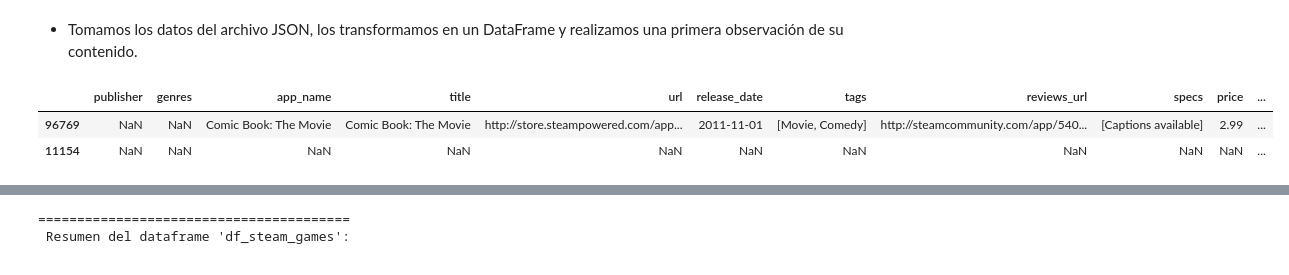
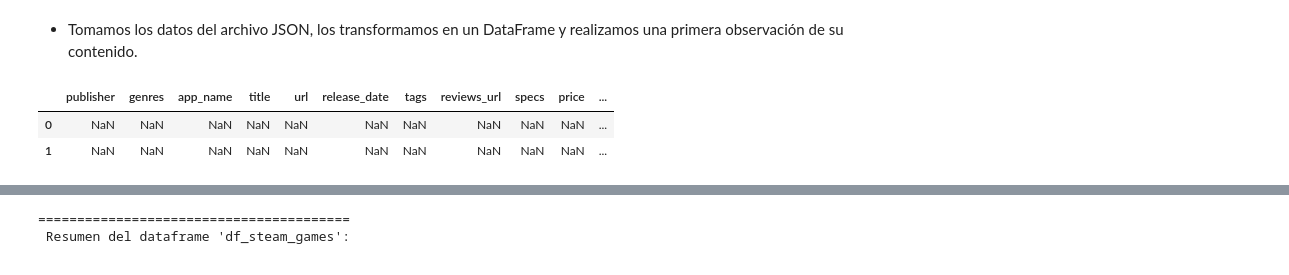
Before and after one commit to bautiarmanicode/MLOps-SteamGames, a Jupyter notebook: 1_JupyterNotebooks/1.1_ETL_steam_games.ipynb, the cells around one changed output, grey strips where cells are left out. Drawn from its saved outputs; the diff is of its cells as text; code cells hidden in the pictures.

```diff
--- a/1_JupyterNotebooks/1.1_ETL_steam_games.ipynb
+++ b/1_JupyterNotebooks/1.1_ETL_steam_games.ipynb
@@ -90,23 +83,23 @@ Archivo descomprimido: ../0 Dataset/steam_games.json
 # %%
 #Creamos una lista vacía llamada "rows" donde almacenaremos los datos del archivo JSON.
 
 row = []
 with open("../0 Dataset/steam_games.json", "r", encoding="utf-8") as archivo:
     for linea in archivo:
         try:
             objeto_json = json.loads(linea)
             row.append(objeto_json)
         except json.JSONDecodeError:
             print(f"Error de formato JSON en la línea: {linea}")
 
 #Convertir la lista de objetos JSON en un DataFrame
 df_steam_games = pd.DataFrame(row)
 #Hacemos una copia del dataset sucio para explorarlo en el EDA
 df_steam_games_sucio = pd.DataFrame(row)
 # Veamos unos registros al azar
-df_steam_games.sample(2)
+df_steam_games.head(2)
 # %% [output]
 |  | publisher | genres | app_name | title | url | release_date | tags | reviews_url | specs | price | ... |
-| 96769 | NaN | NaN | Comic Book: The Movie | Comic Book: The Movie | http://store.steampowered.com/app... | 2011-11-01 | [Movie, Comedy] | http://steamcommunity.com/app/540... | [Captions available] | 2.99 | ... |
-| 11154 | NaN | NaN | NaN | NaN | NaN | NaN | NaN | NaN | NaN | NaN | ... |
+| 0 | NaN | NaN | NaN | NaN | NaN | NaN | NaN | NaN | NaN | NaN | ... |
+| 1 | NaN | NaN | NaN | NaN | NaN | NaN | NaN | NaN | NaN | NaN | ... |
 # %% [markdown]
```
Also changed, not shown: parts of 31 cells of this notebook, 9 other files.
